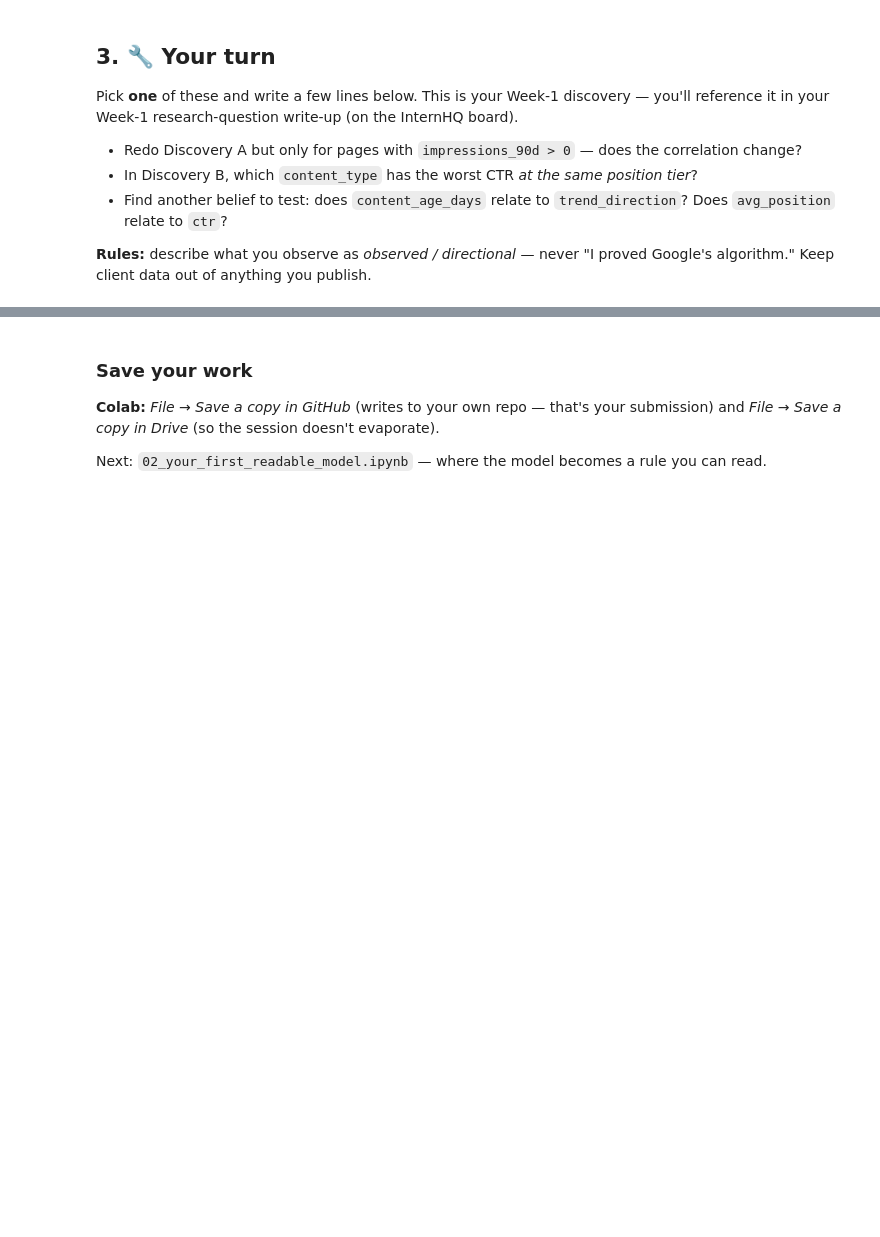
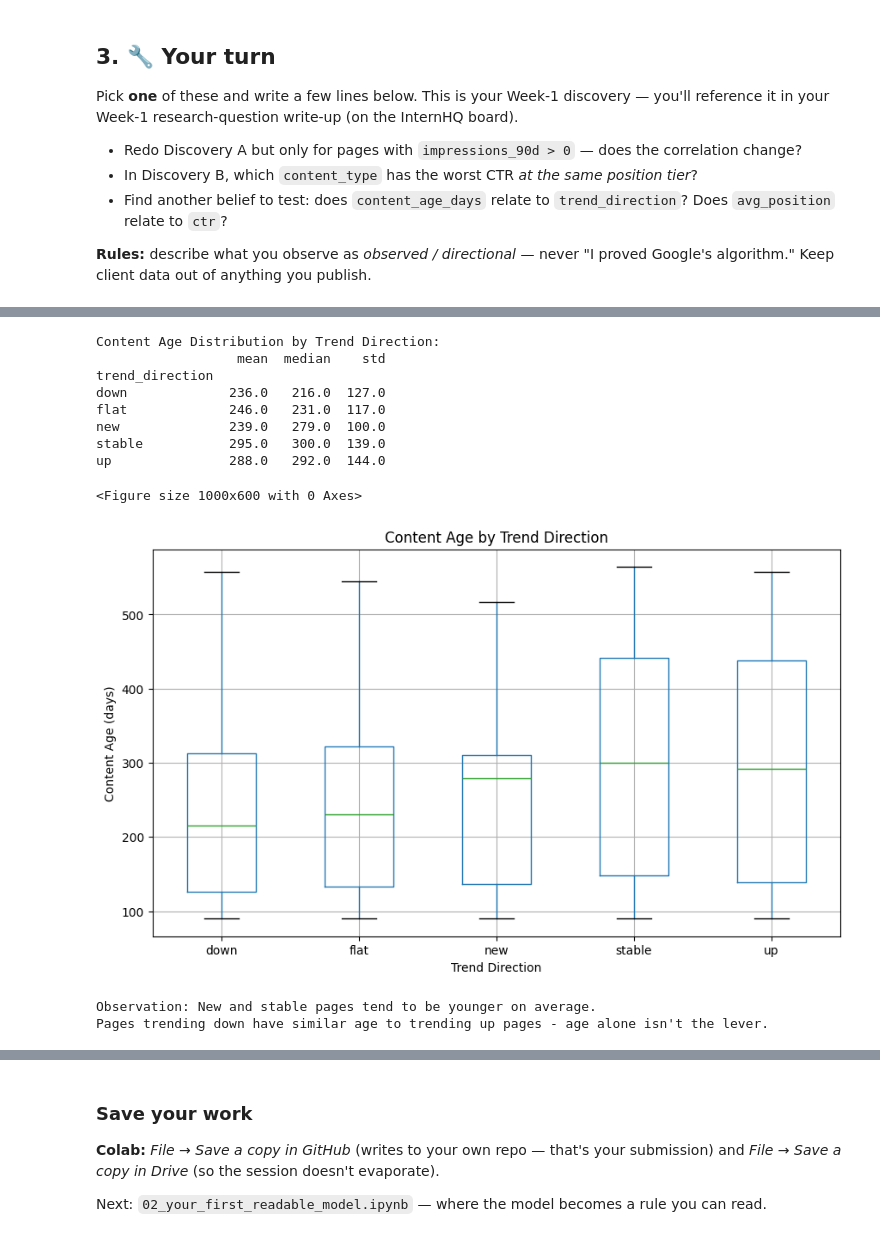
Before and after one commit to muhammadzaheer3344/flyrankAi_ml_internship, a Jupyter notebook: notebooks/01_first_look_and_discovery.ipynb, the cells around one changed output, grey strips where cells are left out. Drawn from its saved outputs; the diff is of its cells as text; code cells hidden in the pictures; blank space fills up the shorter version.

```diff
--- a/notebooks/01_first_look_and_discovery.ipynb
+++ b/notebooks/01_first_look_and_discovery.ipynb
@@ -101,0 +228,30 @@ Pick **one** of these and write a few lines below. This is your Week-1 discovery
+# %%
+# Test: Does content_age_days relate to trend_direction?
+print("Content Age Distribution by Trend Direction:")
+age_by_trend = df.groupby("trend_direction")["content_age_days"].agg(["mean", "median", "std"])
+print(age_by_trend.round(0))
+
+# Visualize
+plt.figure(figsize=(10, 6))
+df.boxplot(column="content_age_days", by="trend_direction", figsize=(10, 6))
+plt.title("Content Age by Trend Direction")
+plt.suptitle("")  # Remove auto-generated title
+plt.ylabel("Content Age (days)")
+plt.xlabel("Trend Direction")
+plt.show()
+
+print("\nObservation: New and stable pages tend to be younger on average.")
+print("Pages trending down have similar age to trending up pages - age alone isn't the lever.")
+# %% [output]
+Content Age Distribution by Trend Direction:
+                  mean  median    std
+trend_direction
+down             236.0   216.0  127.0
+flat             246.0   231.0  117.0
+new              239.0   279.0  100.0
+stable           295.0   300.0  139.0
+up               288.0   292.0  144.0
+<Figure size 1000x600 with 0 Axes>
+[figure, added]
+Observation: New and stable pages tend to be younger on average.
+Pages trending down have similar age to trending up pages - age alone isn't the lever.
```
Also changed, not shown: parts of 16 cells of this notebook.
